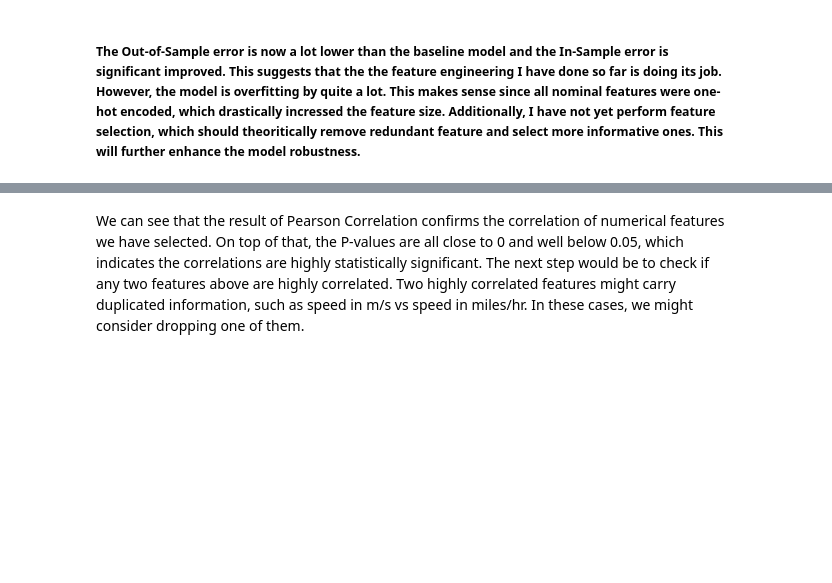
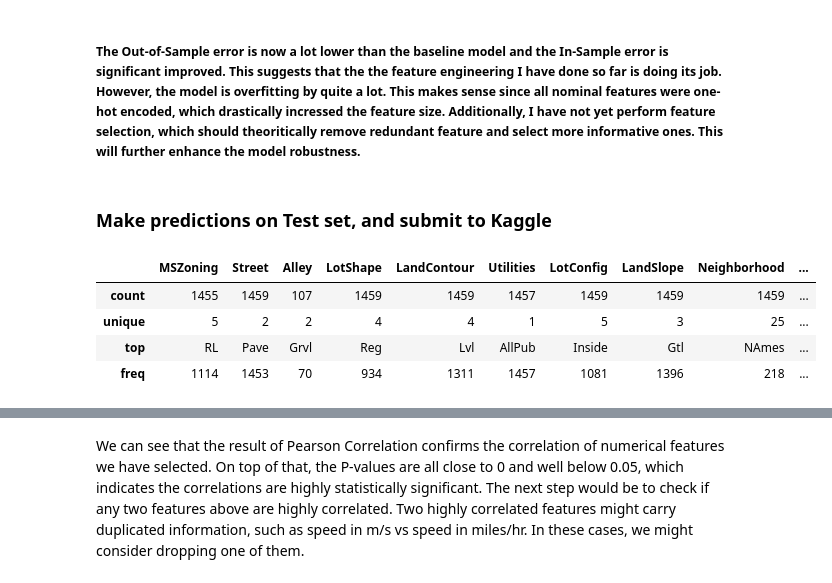
Before and after one commit to MTang0728/Ames_Housing_Price_Competition, a Jupyter notebook: Price_Prediction.ipynb, the cells around one changed output, grey strips where cells are left out. Drawn from its saved outputs; the diff is of its cells as text; code cells hidden in the pictures; blank space fills up the shorter version.

```diff
--- a/Price_Prediction.ipynb
+++ b/Price_Prediction.ipynb
@@ -657,3 +657,5 @@ Out-of-Sample mean-absolute-error is: 13836.697640196919
 In-Sample mean-absolute-error is: 5149.00749209206
 # %% [markdown]
 ##### The Out-of-Sample error is now a lot lower than the baseline model and the In-Sample error is significant improved. This suggests that the the feature engineering I have done so far is doing its job. However, the model is overfitting by quite a lot. This makes sense since all nominal features were one-hot encoded, which drastically incressed the feature size. Additionally, I have not yet perform feature selection, which should theoritically remove redundant feature and select more informative ones. This will further enhance the model robustness.
+# %% [markdown]
+### Make predictions on Test set, and submit to Kaggle
@@ -659,0 +669,8 @@ In-Sample mean-absolute-error is: 5149.00749209206
+# %%
+test_data.describe(include= 'object')
+# %% [output]
+|  | MSZoning | Street | Alley | LotShape | LandContour | Utilities | LotConfig | LandSlope | Neighborhood | ... |
+| count | 1455 | 1459 | 107 | 1459 | 1459 | 1457 | 1459 | 1459 | 1459 | ... |
+| unique | 5 | 2 | 2 | 4 | 4 | 1 | 5 | 3 | 25 | ... |
+| top | RL | Pave | Grvl | Reg | Lvl | AllPub | Inside | Gtl | NAmes | ... |
+| freq | 1114 | 1453 | 70 | 934 | 1311 | 1457 | 1081 | 1396 | 218 | ... |
```
Also changed, not shown: parts of 5 cells of this notebook.
